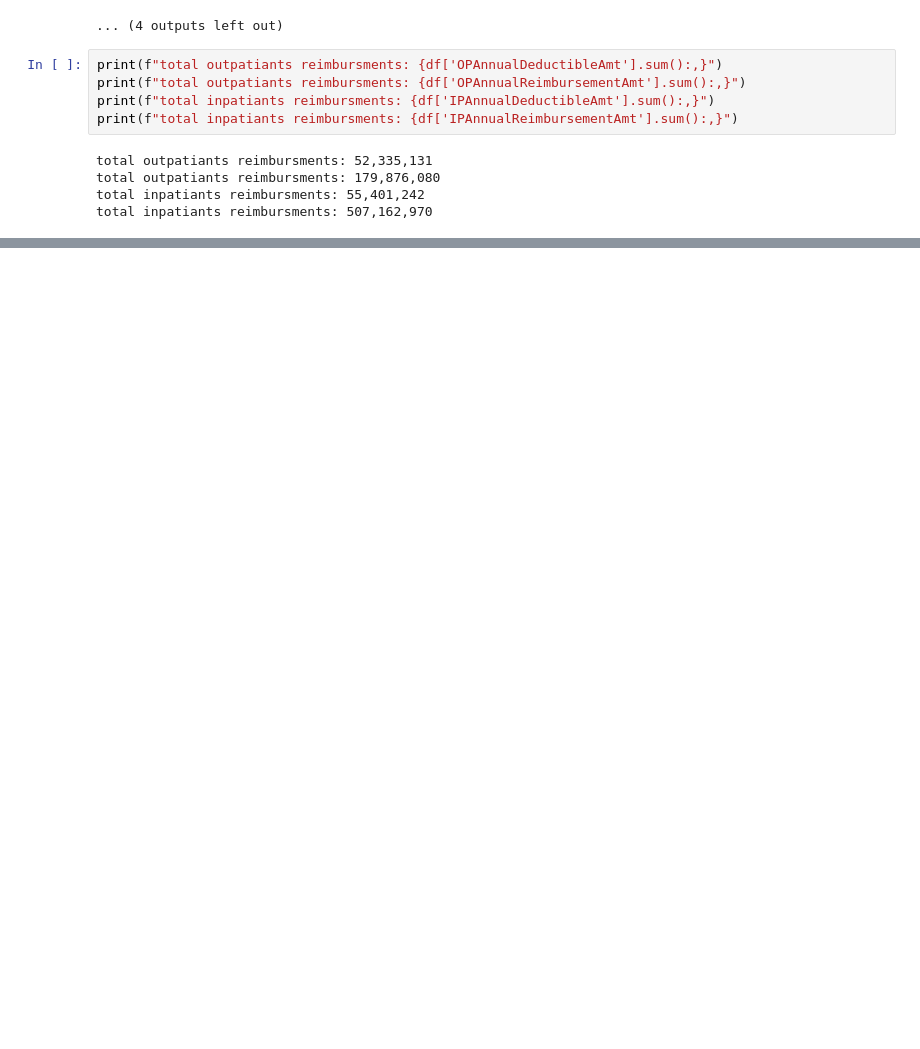
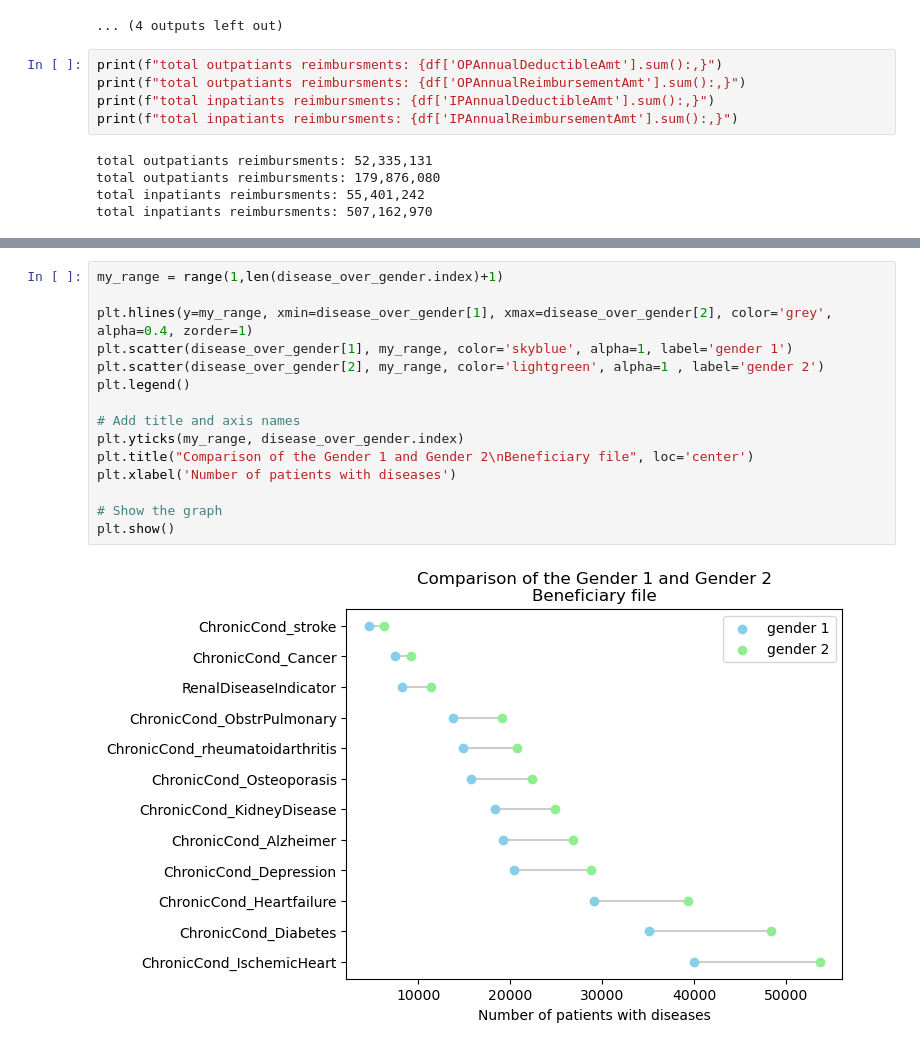
Before and after one commit to ChTomer/MyCapstone, a Jupyter notebook: HealthCareFraudProjectPitch/1beneficiary.ipynb, the cells around one changed output, grey strips where cells are left out. Saved outputs shown, nothing was run; the diff lists cells and outputs as text; blank space fills up the shorter version.

```diff
--- a/HealthCareFraudProjectPitch/1beneficiary.ipynb
+++ b/HealthCareFraudProjectPitch/1beneficiary.ipynb
@@ -860,0 +937,17 @@ total inpatiants reimbursments: 507,162,970
+# %%
+my_range = range(1,len(disease_over_gender.index)+1)
+
+plt.hlines(y=my_range, xmin=disease_over_gender[1], xmax=disease_over_gender[2], color='grey', alpha=0.4, zorder=1)
+plt.scatter(disease_over_gender[1], my_range, color='skyblue', alpha=1, label='gender 1')
+plt.scatter(disease_over_gender[2], my_range, color='lightgreen', alpha=1 , label='gender 2')
+plt.legend()
+
+# Add title and axis names
+plt.yticks(my_range, disease_over_gender.index)
+plt.title("Comparison of the Gender 1 and Gender 2\nBeneficiary file", loc='center')
+plt.xlabel('Number of patients with diseases')
+
+# Show the graph
+plt.show()
+# %% [output]
+[figure, added]
```
Also changed, not shown: parts of 19 cells of this notebook, 3 other files.
